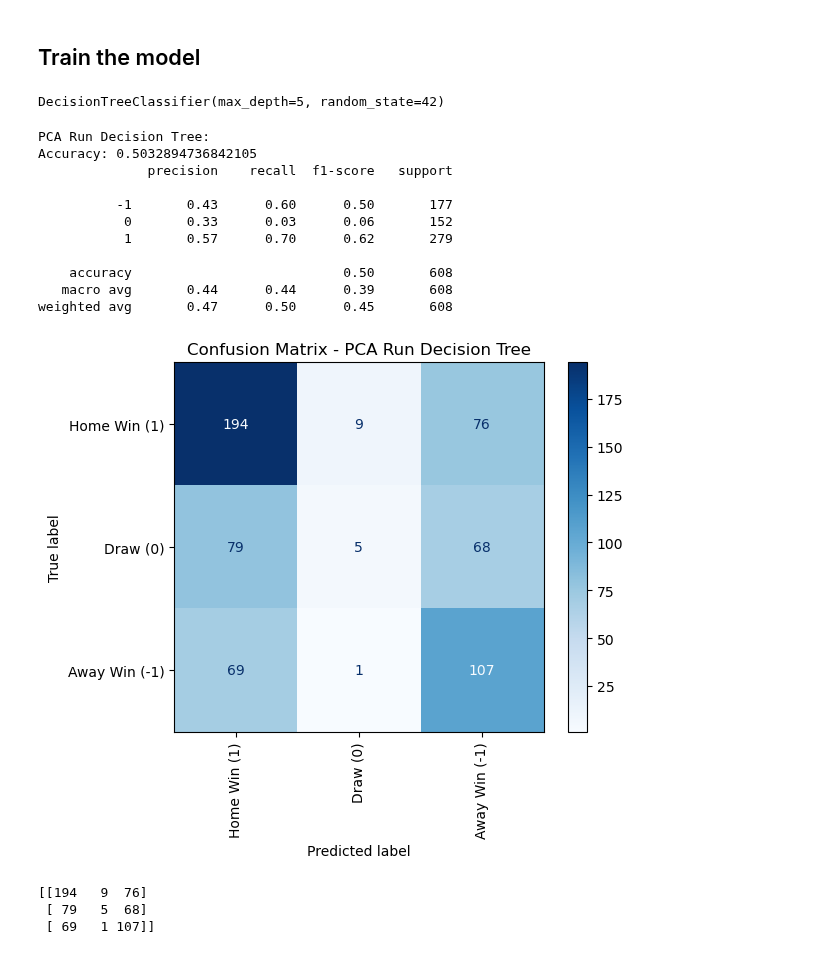
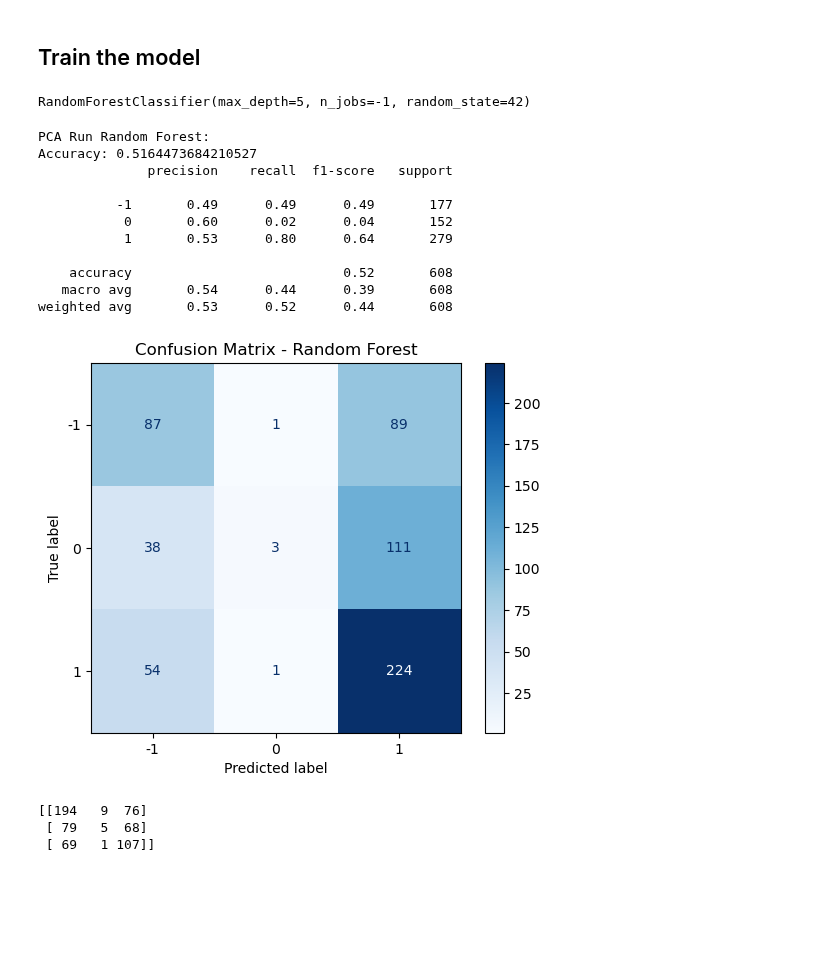
Before and after one commit to tjjdoherty/football-project-mvp, a Jupyter notebook: random_forest_prem.ipynb, the cells around one changed output. Drawn from its saved outputs; the diff is of its cells as text; code cells hidden in the pictures; blank space fills up the shorter version.

```diff
--- a/random_forest_prem.ipynb
+++ b/random_forest_prem.ipynb
@@ -5,15 +5,15 @@ This is an alternative model being explored where the features are principal com
 # %% [markdown]
 ## imports
 # %%
-# import manual_run_prem
+# import pca_run_prem
 import pandas as pd
 import numpy as np
-from sklearn.tree import DecisionTreeClassifier
+from sklearn.ensemble import RandomForestClassifier
 from sklearn.metrics import classification_report, accuracy_score, confusion_matrix, ConfusionMatrixDisplay
 from sklearn.model_selection import train_test_split
 import matplotlib.pyplot as plt
 
-df = pd.read_csv('/Users/thomasdoherty/Desktop/football-project/football-project-mvp/pca_run_prem.csv')
+df = pd.read_csv('/Users/thomasdoherty/Desktop/football-project/football-project-mvp/pca_run_prem_v2.csv')
 # %%
 df.sample(5)
 # %% [output]
@@ -32,41 +32,46 @@ y_pca = df['Result']
 # %%
 # Step 2: Train-test split
 X_train_pca, X_test_pca, y_train_pca, y_test_pca = train_test_split(X_pca, y_pca, test_size=0.2, random_state=42)
-# %%
-# Step 3: Train Decision Tree Classifier
-tree_model = DecisionTreeClassifier(random_state=42, max_depth=5)  # You can tune max_depth
-tree_model.fit(X_train_pca, y_train_pca)
-# %% [output]
-DecisionTreeClassifier(max_depth=5, random_state=42)
+# %%
+# Step 3: Train Random Forest Classifier
+rf_model = RandomForestClassifier(
+    random_state=42,
+    n_estimators=100,  # Number of trees
+    max_depth=5,       # Limit depth of each tree (same as decision tree for comparability)
+    n_jobs=-1          # Use all available CPU cores for training
+)
+rf_model.fit(X_train_pca, y_train_pca)
+# %% [output]
+RandomForestClassifier(max_depth=5, n_jobs=-1, random_state=42)
 # %%
-# Step 4: Evaluate the model
-y_pred_pca_tree = tree_model.predict(X_test_pca)
+# Step 4: Evaluate the Random Forest Model
+y_pred_pca_rf = rf_model.predict(X_test_pca)
 # %%
 # Accuracy and classification report
-print("PCA Run Decision Tree:")
-print("Accuracy:", accuracy_score(y_test_pca, y_pred_pca_tree))
-print(classification_report(y_test_pca, y_pred_pca_tree))
+print("PCA Run Random Forest:")
+print("Accuracy:", accuracy_score(y_test_pca, y_pred_pca_rf))
+print(classification_report(y_test_pca, y_pred_pca_rf))
 # %% [output]
-PCA Run Decision Tree:
-Accuracy: 0.5032894736842105
+PCA Run Random Forest:
+Accuracy: 0.5164473684210527
               precision    recall  f1-score   support
 
-          -1       0.43      0.60      0.50       177
-           0       0.33      0.03      0.06       152
-           1       0.57      0.70      0.62       279
+          -1       0.49      0.49      0.49       177
+           0       0.60      0.02      0.04       152
+           1       0.53      0.80      0.64       279
 
-    accuracy                           0.50       608
-   macro avg       0.44      0.44      0.39       608
-weighted avg       0.47      0.50      0.45       608
+    accuracy                           0.52       608
+   macro avg       0.54      0.44      0.39       608
+weighted avg       0.53      0.52      0.44       608
-# %%
-# Step 5: Confusion Matrix
-cm_pca_tree = confusion_matrix(y_test_pca, y_pred_pca_tree, labels=[1, 0, -1])
-disp_pca_tree = ConfusionMatrixDisplay(confusion_matrix=cm_pca_tree, display_labels=['Home Win (1)', 'Draw (0)', 'Away Win (-1)'])
-disp_pca_tree.plot(cmap='Blues', xticks_rotation='vertical')
-disp_pca_tree.ax_.set_title("Confusion Matrix - PCA Run Decision Tree")
-plt.show()
-# %% [output]
-[figure, removed]
+# %%
+# Confusion matrix
+conf_matrix = confusion_matrix(y_test_pca, y_pred_pca_rf)
+disp = ConfusionMatrixDisplay(confusion_matrix=conf_matrix, display_labels=rf_model.classes_)
+disp.plot(cmap=plt.cm.Blues)
+plt.title("Confusion Matrix - Random Forest")
+plt.show()
+# %% [output]
+[figure, added]
 # %%
 # print the cm
 print(cm_pca_tree)
```
Also changed, not shown: parts of 1 cell of this notebook, 2 other files.
